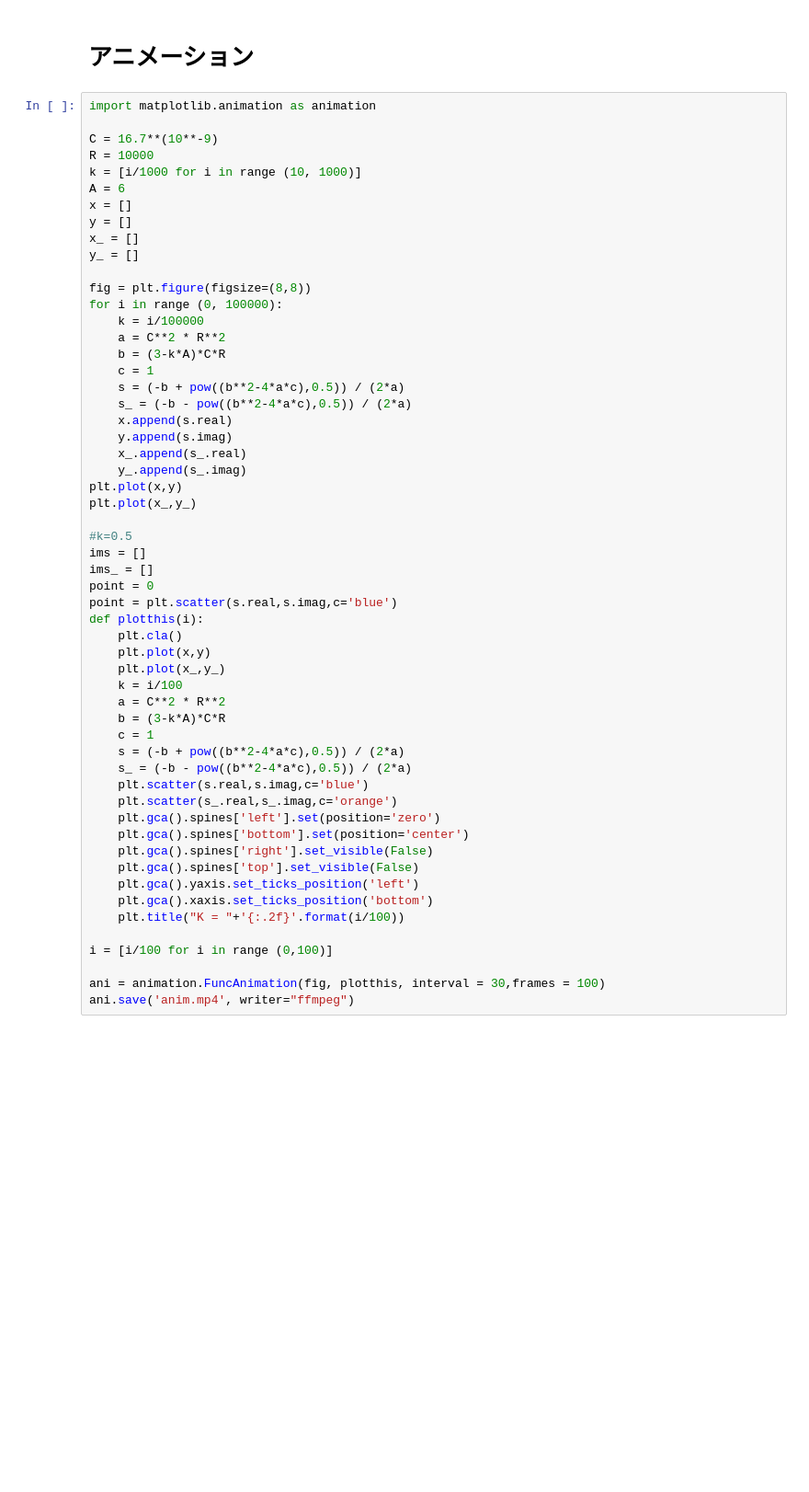
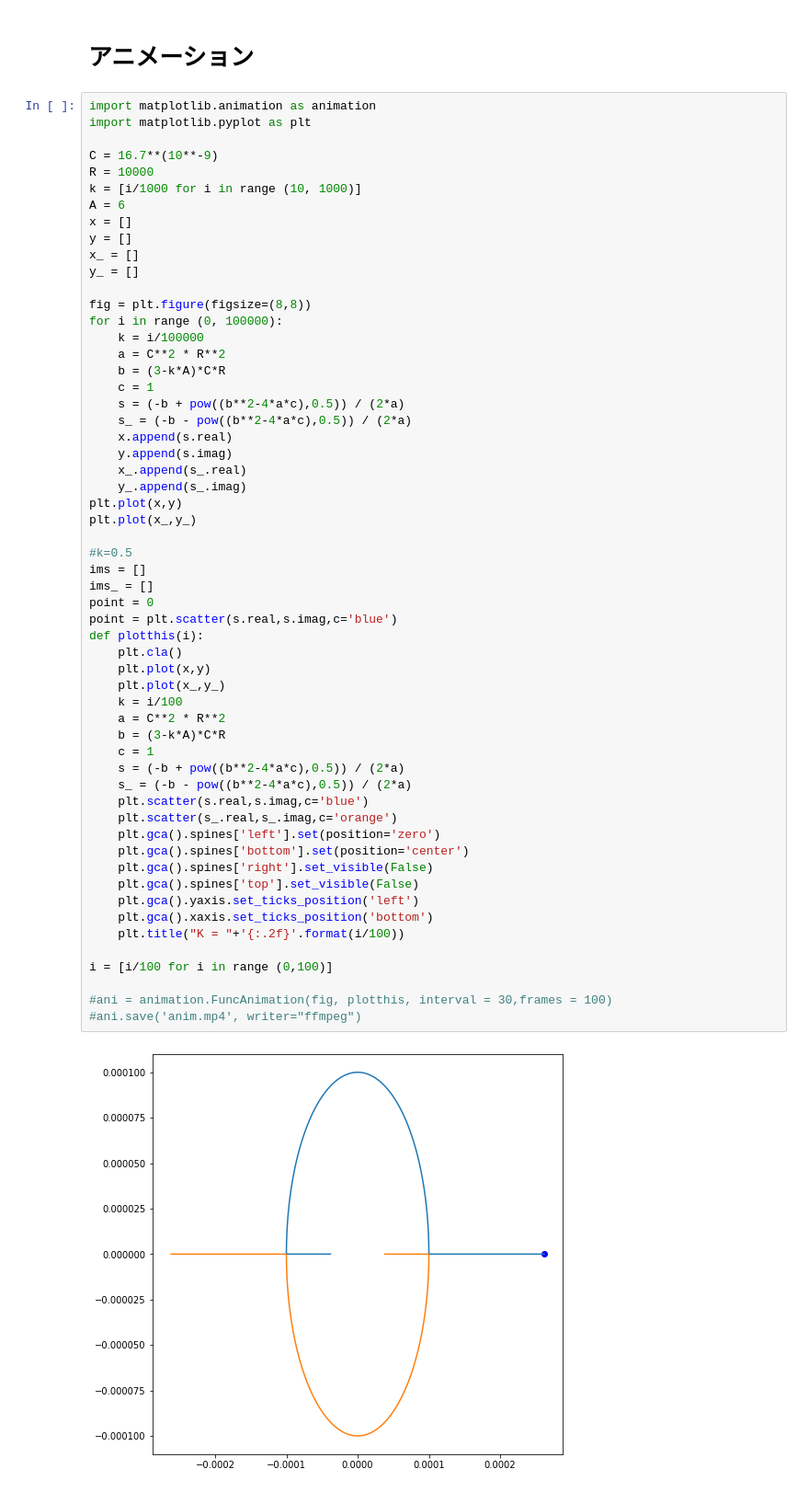
Before and after one commit to massanf/3Sexperiment, a Jupyter notebook: A2/graphing/animation.ipynb, the cells around one changed output. Shown: that part at 92% size. Drawn from its saved outputs; the diff is of its cells as text; blank space fills up the shorter version.

```diff
--- a/A2/graphing/animation.ipynb
+++ b/A2/graphing/animation.ipynb
@@ -2,6 +2,7 @@
 # アニメーション
 # %%
 import matplotlib.animation as animation
+import matplotlib.pyplot as plt
 
 C = 16.7**(10**-9)
 R = 10000
@@ -27,32 +28,34 @@ for i in range (0, 100000):
 plt.plot(x,y)
 plt.plot(x_,y_)
 
 #k=0.5
 ims = []
 ims_ = []
 point = 0
 point = plt.scatter(s.real,s.imag,c='blue')
 def plotthis(i):
     plt.cla()
     plt.plot(x,y)
     plt.plot(x_,y_)
     k = i/100
     a = C**2 * R**2
     b = (3-k*A)*C*R
     c = 1
     s = (-b + pow((b**2-4*a*c),0.5)) / (2*a)
     s_ = (-b - pow((b**2-4*a*c),0.5)) / (2*a)
     plt.scatter(s.real,s.imag,c='blue')
     plt.scatter(s_.real,s_.imag,c='orange')
     plt.gca().spines['left'].set(position='zero')
     plt.gca().spines['bottom'].set(position='center')
     plt.gca().spines['right'].set_visible(False)
     plt.gca().spines['top'].set_visible(False)
     plt.gca().yaxis.set_ticks_position('left')
     plt.gca().xaxis.set_ticks_position('bottom')
     plt.title("K = "+'{:.2f}'.format(i/100))
 
 i = [i/100 for i in range (0,100)]
 
-ani = animation.FuncAnimation(fig, plotthis, interval = 30,frames = 100)
-ani.save('anim.mp4', writer="ffmpeg")
+#ani = animation.FuncAnimation(fig, plotthis, interval = 30,frames = 100)
+#ani.save('anim.mp4', writer="ffmpeg")
+# %% [output]
+[figure, added]
```
Also changed, not shown: parts of 1 cell of this notebook, 6 other files.
